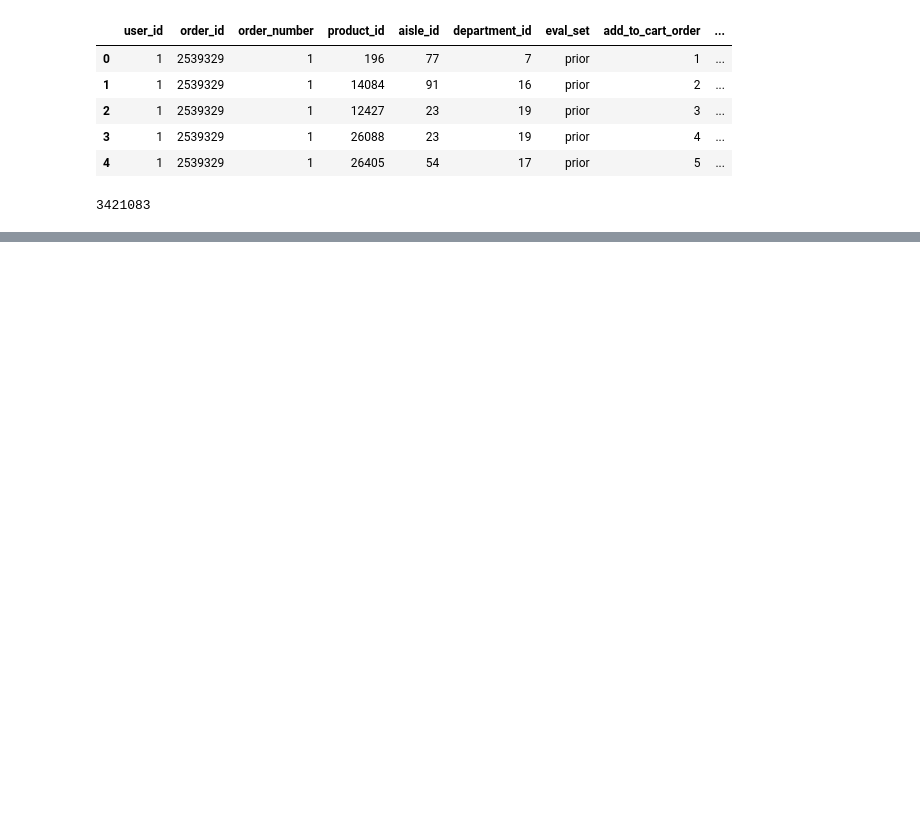
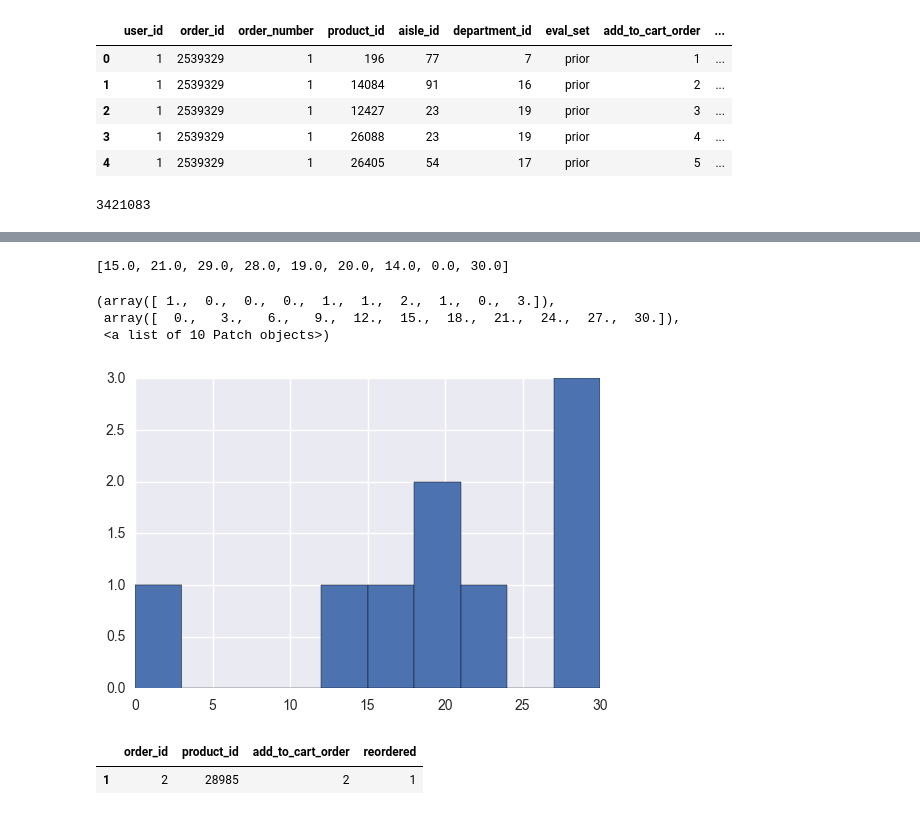
Before and after one commit to anishpillay2002/ML-Instacart-Kaggle, a Jupyter notebook: training.ipynb, the cells around one changed output, grey strips where cells are left out. Drawn from its saved outputs; the diff is of its cells as text; code cells hidden in the pictures; blank space fills up the shorter version.

```diff
--- a/training.ipynb
+++ b/training.ipynb
@@ -54,0 +278,2 @@ print(len(orders))
+# %%
+a=cust[['order_number','days_since_prior_order']].drop_duplicates()
@@ -55,12 +298,19 @@ print(len(orders))
 # %%
-# data preparation
-
-def average_prev_days(cust):
-    prior_days=[]
-    for ord_num in cust1.order_number.unique():
-        prior_days.append(cust1[cust1.order_number==ord_num].days_since_prior_order.values[0])
-
-    prior_days = [x for x in prior_days if not np.isnan(x)]
-    average_prior_days = np.mean(prior_days)
-
-    return average_prior_days
+x= a.days_since_prior_order
+prior_days = [x for x in prior_days if not np.isnan(x)]
+# %%
+prior_days
+# %% [output]
+[15.0, 21.0, 29.0, 28.0, 19.0, 20.0, 14.0, 0.0, 30.0]
+# %%
+plt.hist(prior_days)
+# %% [output]
+(array([ 1.,  0.,  0.,  0.,  1.,  1.,  2.,  1.,  0.,  3.]),
+ array([  0.,   3.,   6.,   9.,  12.,  15.,  18.,  21.,  24.,  27.,  30.]),
+ <a list of 10 Patch objects>)
+[figure, added]
+# %%
+order_products_prior[1:2]
+# %% [output]
+|  | order_id | product_id | add_to_cart_order | reordered |
+| 1 | 2 | 28985 | 2 | 1 |
```
Also changed, not shown: parts of 28 cells of this notebook, 1 other file.
